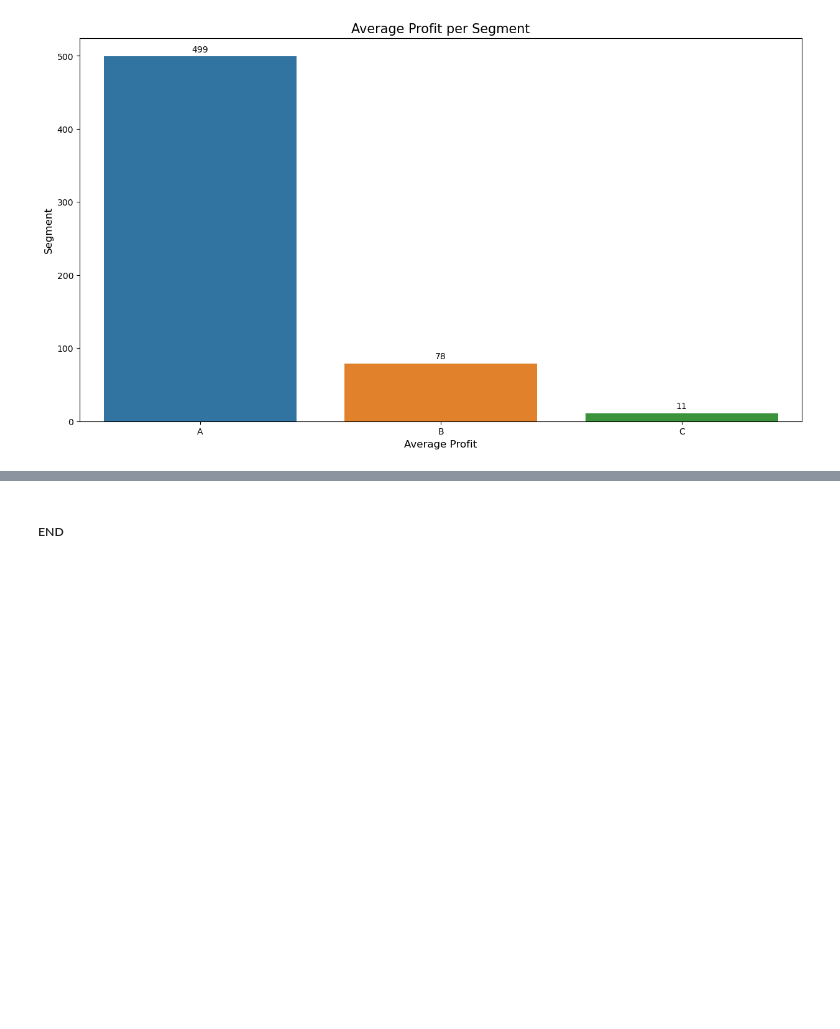
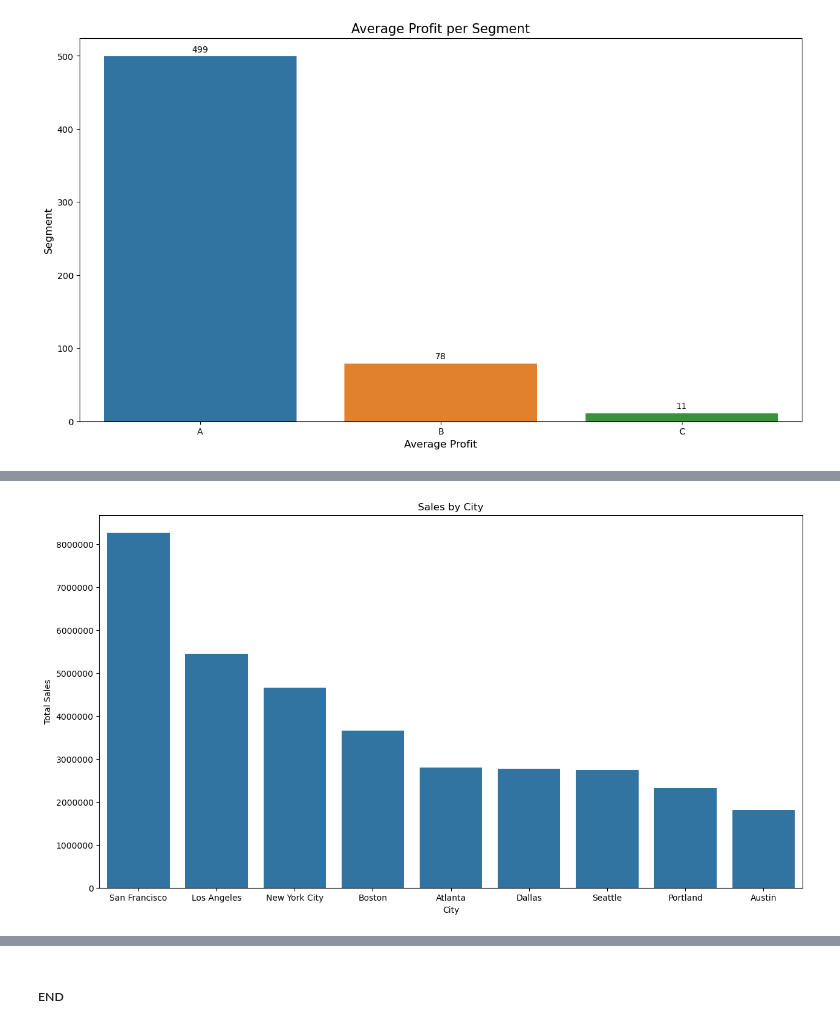
Before and after one commit to DSKunth/ABC-Product-Segmentation, a Jupyter notebook: notebooks/Sales and Profitability Analysis.ipynb, the cells around one changed output, grey strips where cells are left out. Saved outputs shown, nothing was run; the diff lists cells and outputs as text; code cells hidden in the pictures; blank space fills up the shorter version.

```diff
--- a/notebooks/Sales and Profitability Analysis.ipynb
+++ b/notebooks/Sales and Profitability Analysis.ipynb
@@ -2001,0 +2070,13 @@ plt.show;
+# %%
+city_sales = sales.groupby(['city'])['sales'].sum().sort_values(ascending=False)
+
+plt.figure(figsize = [15, 8])
+base_color = sns.color_palette()[0]
+
+sns.barplot(x = city_sales.index, y = city_sales.values, color = base_color)
+plt.title('Sales by City')
+plt.xlabel('City')
+plt.ylabel('Total Sales')
+plt.show()
+# %% [output]
+[figure, added]
```
Also changed, not shown: parts of 42 cells of this notebook.
